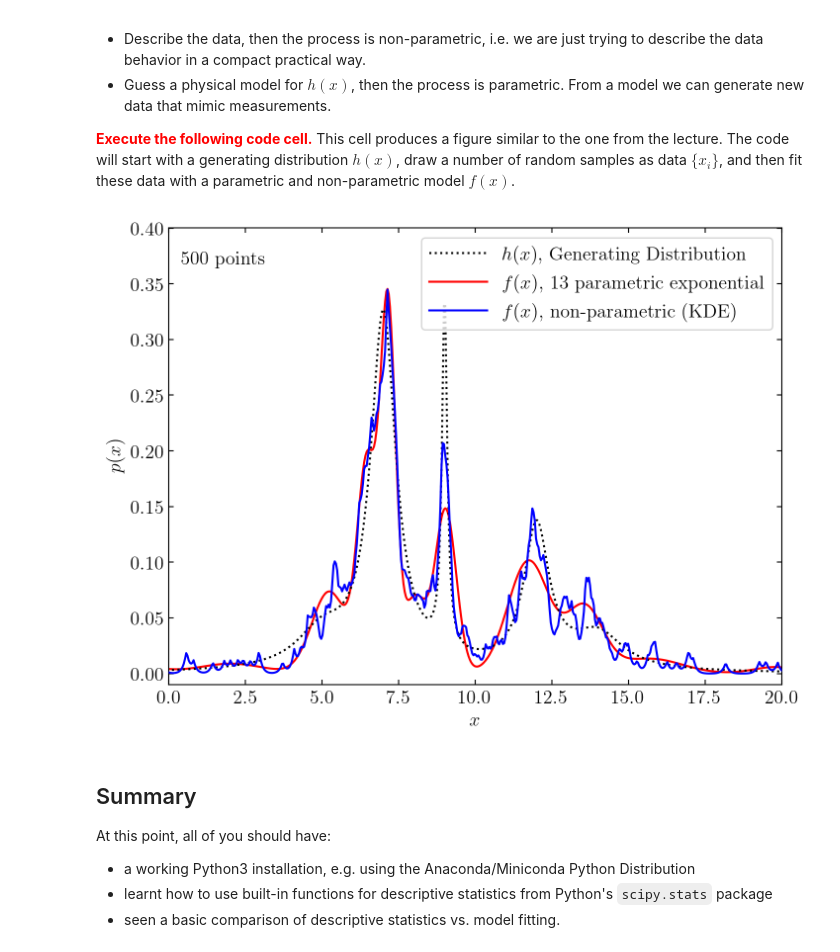
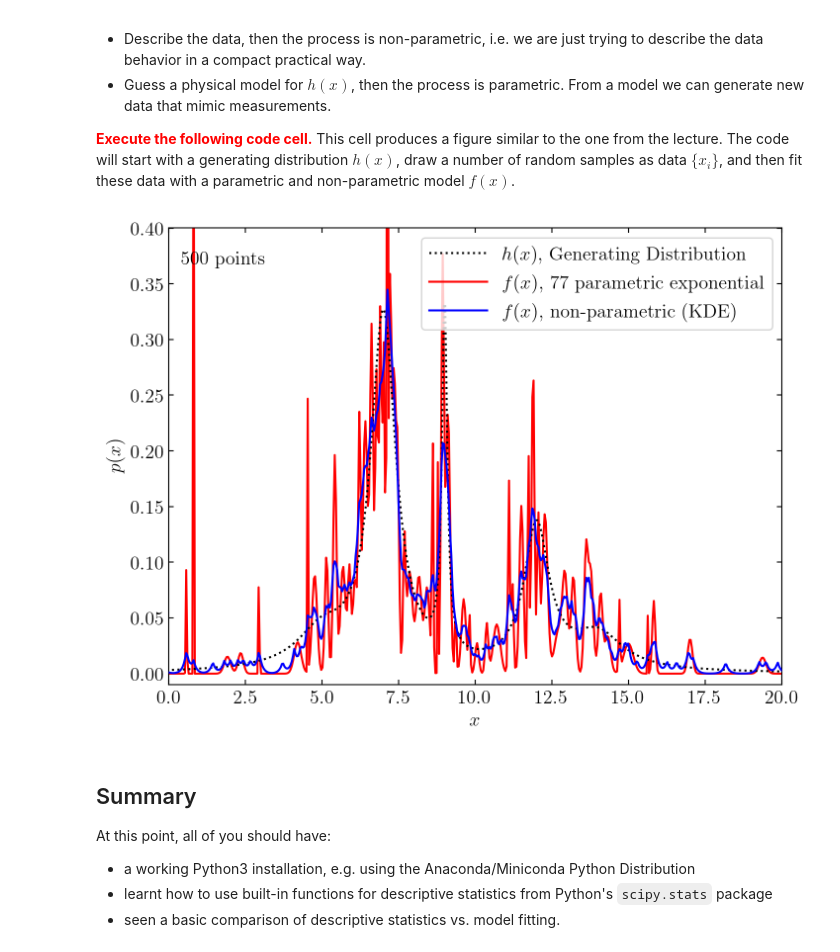
Before and after one commit to ninahernitschek/machine_learning_aprendizaje_de_maquinas_2025_1, a Jupyter notebook: lecture_1.ipynb, the cells around one changed output. Drawn from its saved outputs; the diff is of its cells as text; code cells hidden in the pictures.

```diff
--- a/lecture_1.ipynb
+++ b/lecture_1.ipynb
@@ -588,37 +595,37 @@ kde.fit(x[:, None])
 dens_kde = np.exp(kde.score_samples(xgrid[:, None]))
 
 # Compute density via Gaussian Mixtures using a pre-defined number of clusters (13)
-number_clusters = 5 # 5 looks convincing... as the Cauchy mixture was made with 5 Cauchy distributions!
+#number_clusters = 5 # 5 looks convincing... as the Cauchy mixture was made with 5 Cauchy distributions!
 
 number_clusters = 77 # some unreasonable high number - the algorithm just does what you request!
 
-number_clusters = 13 #had 13 initially for the plot in the lecture slides
+#number_clusters = 13 #had 13 initially for the plot in the lecture slides
 
 gmm = GaussianMixture(n_components=number_clusters).fit(x.reshape(-1, 1))
 logprob = gmm.score_samples(xgrid.reshape(-1, 1))
 fx = lambda j : np.exp(gmm.score_samples(j.reshape(-1, 1)))
 
 # plot the results
 ax.plot(xgrid, hx(xgrid), ':', color='black', zorder=3,
             label="$h(x)$, Generating Distribution")
 ax.plot(xgrid, fx(np.array(xgrid)), '-', color='red',
             label="$f(x)$, %i parametric %s "% (number_clusters,kernel))
 ax.plot(xgrid, dens_kde, '-', color='blue', zorder=3,
             label="$f(x)$, non-parametric (KDE)")
 
 # label the plot
 ax.text(0.02, 0.95, "%i points" % N, ha='left', va='top',
             transform=ax.transAxes)
 ax.set_ylabel('$p(x)$',fontsize=14)
 ax.legend(loc='upper right')
 
 ax.set_xlabel('$x$',fontsize=14)
 ax.set_xlim(0, 20)
 ax.set_ylim(-0.01, 0.4001)
 
 plt.show()
 # %% [output]
-[figure, old version]
+[figure, new version]
 # %% [markdown]
 ## Summary <a class="anchor" id="nineth-bullet"></a>
 
```
Also changed, not shown: parts of 2 cells of this notebook.
